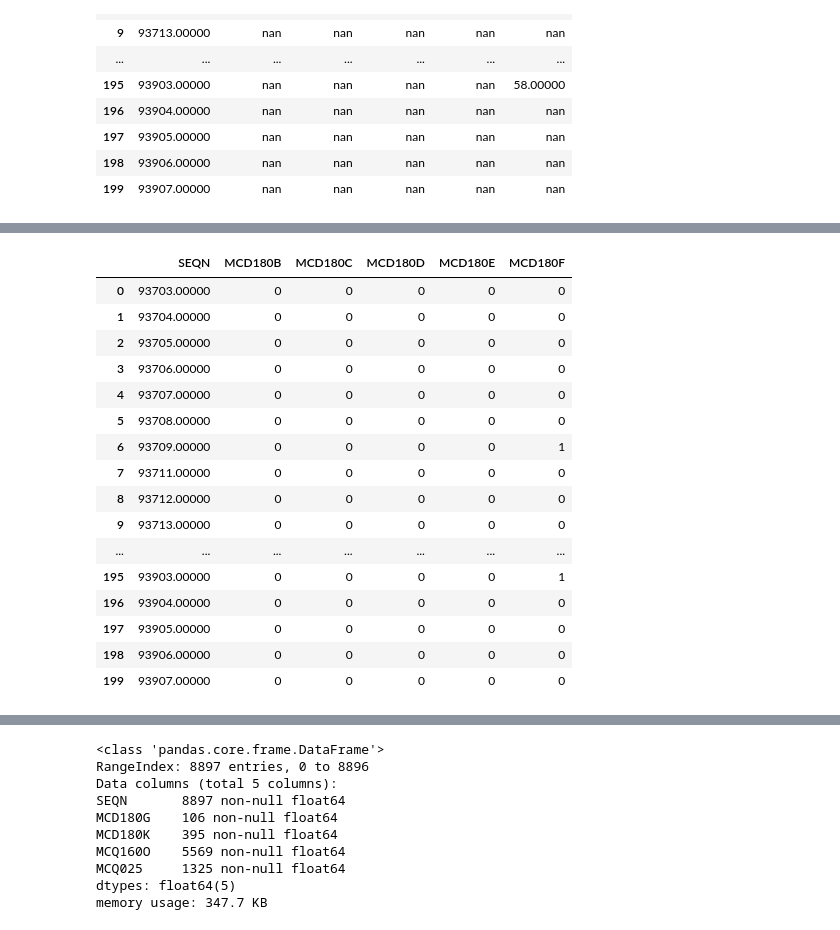
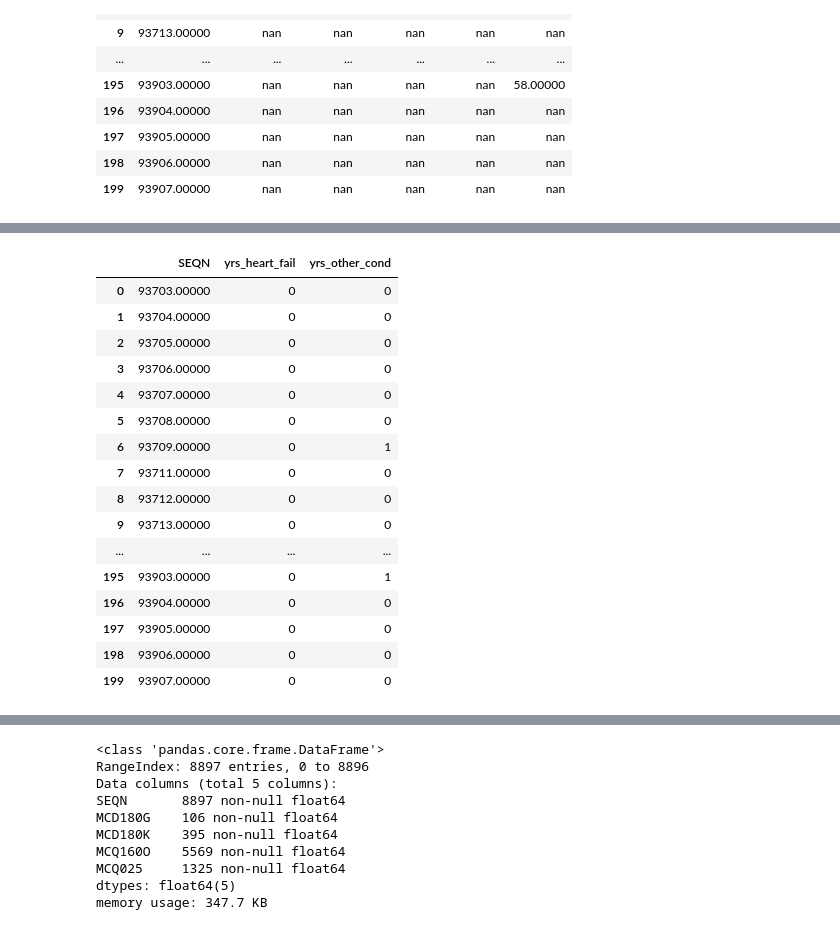
Before and after one commit to lilisbeit/Preventing-Hospitalizations, a Jupyter notebook: Untitled3.ipynb, the cells around one changed output, grey strips where cells are left out. Saved outputs shown, nothing was run; the diff lists cells and outputs as text; code cells hidden in the pictures.

```diff
--- a/Untitled3.ipynb
+++ b/Untitled3.ipynb
@@ -706,0 +734,3 @@ heart.head(200)
+# %%
+circ_3 = circ_2.rename(columns = {'MCD180B': 'heart_failure'})
+circ_3
@@ -706,0 +751,5 @@ heart.head(200)
+# %%
+other_circ_cond = ['MCD180C', 'MCD180D', 'MCD180E', 'MCD180F']
+
+circ_3['age_oth_cond'] = circ_3[other_circ_cond].min(axis=1)
+circ_3.head(200)
@@ -706,0 +774,4 @@ heart.head(200)
+# %%
+circ_3['yrs_heart_fail'] = circ_3['RIDAGEYR'] - circ_3['heart_failure']
+circ_3['yrs_other_cond'] = circ_3['RIDAGEYR'] - circ_3['age_oth_cond']
+circ_3.head(200)
@@ -706,0 +796,3 @@ heart.head(200)
+# %%
+circ_yrs = circ_3[['SEQN', 'yrs_heart_fail', 'yrs_other_cond']].fillna(0)
+circ_yrs.head(200)
@@ -707,25 +817,25 @@ heart.head(200)
 # %%
-heart_2 = heart.copy()
+circ_4 = circ_yrs.copy()
 
-heart_col = ['MCD180B', 'MCD180C', 'MCD180D', 'MCD180E', 'MCD180F']
+circ_col = ['yrs_heart_fail', 'yrs_other_cond']
 
-heart_2[heart_col] = heart_2[heart_col].applymap(lambda x: 1 if x > 0 else 0)
-heart_2.head(200)
+circ_4[circ_col] = circ_4[circ_col].applymap(lambda x: 1 if x > 0 else 0)
+circ_4.head(200)
 # %% [output]
-|  | SEQN | MCD180B | MCD180C | MCD180D | MCD180E | MCD180F |
-| 0 | 93703.00000 | 0 | 0 | 0 | 0 | 0 |
-| 1 | 93704.00000 | 0 | 0 | 0 | 0 | 0 |
-| 2 | 93705.00000 | 0 | 0 | 0 | 0 | 0 |
-| 3 | 93706.00000 | 0 | 0 | 0 | 0 | 0 |
-| 4 | 93707.00000 | 0 | 0 | 0 | 0 | 0 |
-| 5 | 93708.00000 | 0 | 0 | 0 | 0 | 0 |
-| 6 | 93709.00000 | 0 | 0 | 0 | 0 | 1 |
-| 7 | 93711.00000 | 0 | 0 | 0 | 0 | 0 |
-| 8 | 93712.00000 | 0 | 0 | 0 | 0 | 0 |
-| 9 | 93713.00000 | 0 | 0 | 0 | 0 | 0 |
-| ... | ... | ... | ... | ... | ... | ... |
-| 195 | 93903.00000 | 0 | 0 | 0 | 0 | 1 |
-| 196 | 93904.00000 | 0 | 0 | 0 | 0 | 0 |
-| 197 | 93905.00000 | 0 | 0 | 0 | 0 | 0 |
-| 198 | 93906.00000 | 0 | 0 | 0 | 0 | 0 |
-| 199 | 93907.00000 | 0 | 0 | 0 | 0 | 0 |
+|  | SEQN | yrs_heart_fail | yrs_other_cond |
+| 0 | 93703.00000 | 0 | 0 |
+| 1 | 93704.00000 | 0 | 0 |
+| 2 | 93705.00000 | 0 | 0 |
+| 3 | 93706.00000 | 0 | 0 |
+| 4 | 93707.00000 | 0 | 0 |
+| 5 | 93708.00000 | 0 | 0 |
+| 6 | 93709.00000 | 0 | 1 |
+| 7 | 93711.00000 | 0 | 0 |
+| 8 | 93712.00000 | 0 | 0 |
+| 9 | 93713.00000 | 0 | 0 |
+| ... | ... | ... | ... |
+| 195 | 93903.00000 | 0 | 1 |
+| 196 | 93904.00000 | 0 | 0 |
+| 197 | 93905.00000 | 0 | 0 |
+| 198 | 93906.00000 | 0 | 0 |
+| 199 | 93907.00000 | 0 | 0 |
```
Also changed, not shown: parts of 71 cells of this notebook.
